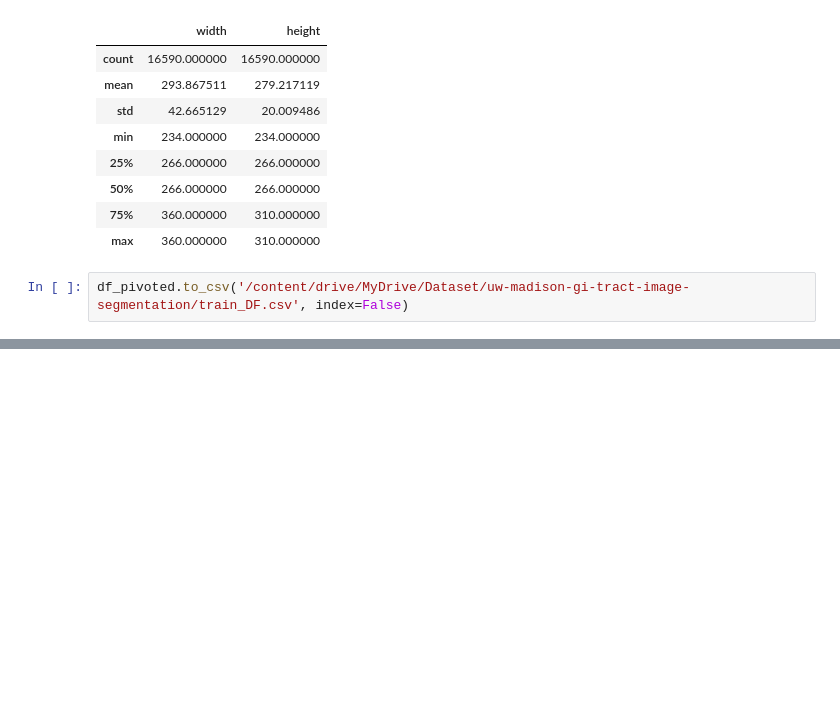
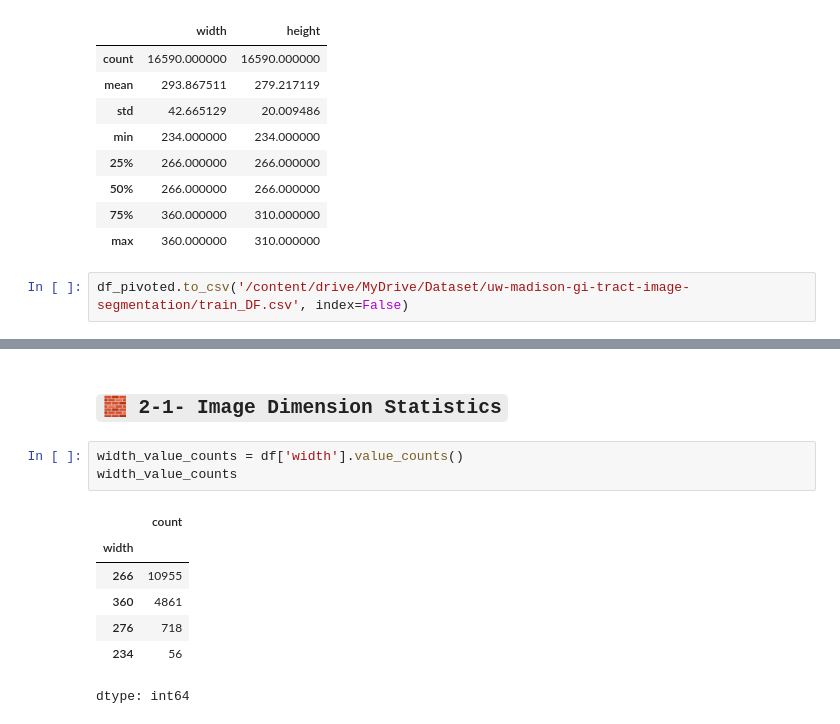
Before and after one commit to Hosein-Eskandari/Medical-Image-Segmentation, a Jupyter notebook: Medical-Image-Segmentation-UNet.ipynb, the cells around one changed output, grey strips where cells are left out. Saved outputs shown, nothing was run; the diff lists cells and outputs as text; blank space fills up the shorter version.

```diff
--- a/Medical-Image-Segmentation-UNet.ipynb
+++ b/Medical-Image-Segmentation-UNet.ipynb
@@ -278,0 +305,14 @@ df_pivoted.to_csv('/content/drive/MyDrive/Dataset/uw-madison-gi-tract-image-segm
+# %% [markdown]
+
+## **`🧱 2-1- Image Dimension Statistics`**
+# %%
+width_value_counts = df['width'].value_counts()
+width_value_counts
+# %% [output]
+|  | count |
+| width |  |
+| 266 | 10955 |
+| 360 | 4861 |
+| 276 | 718 |
+| 234 | 56 |
+dtype: int64
```
Also changed, not shown: parts of 21 cells of this notebook.
